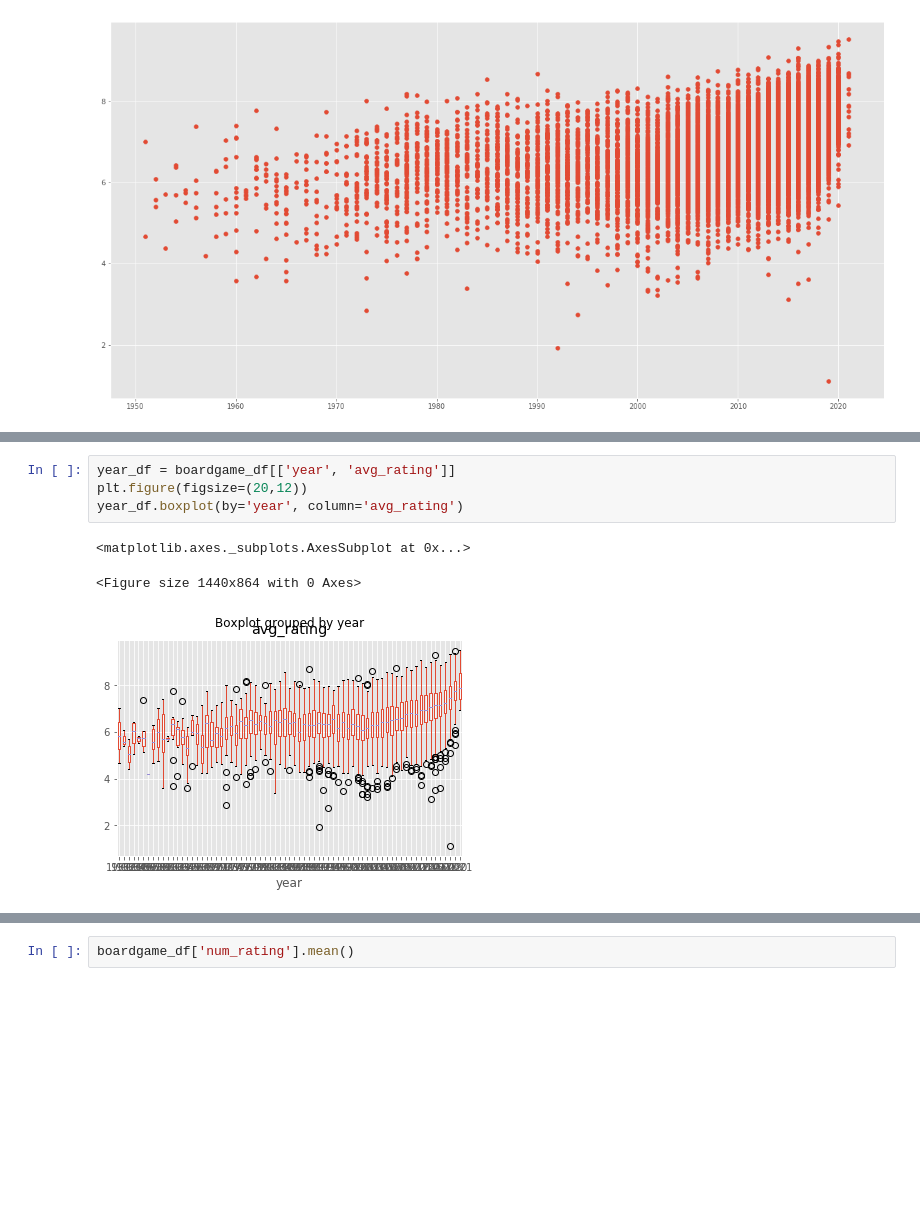
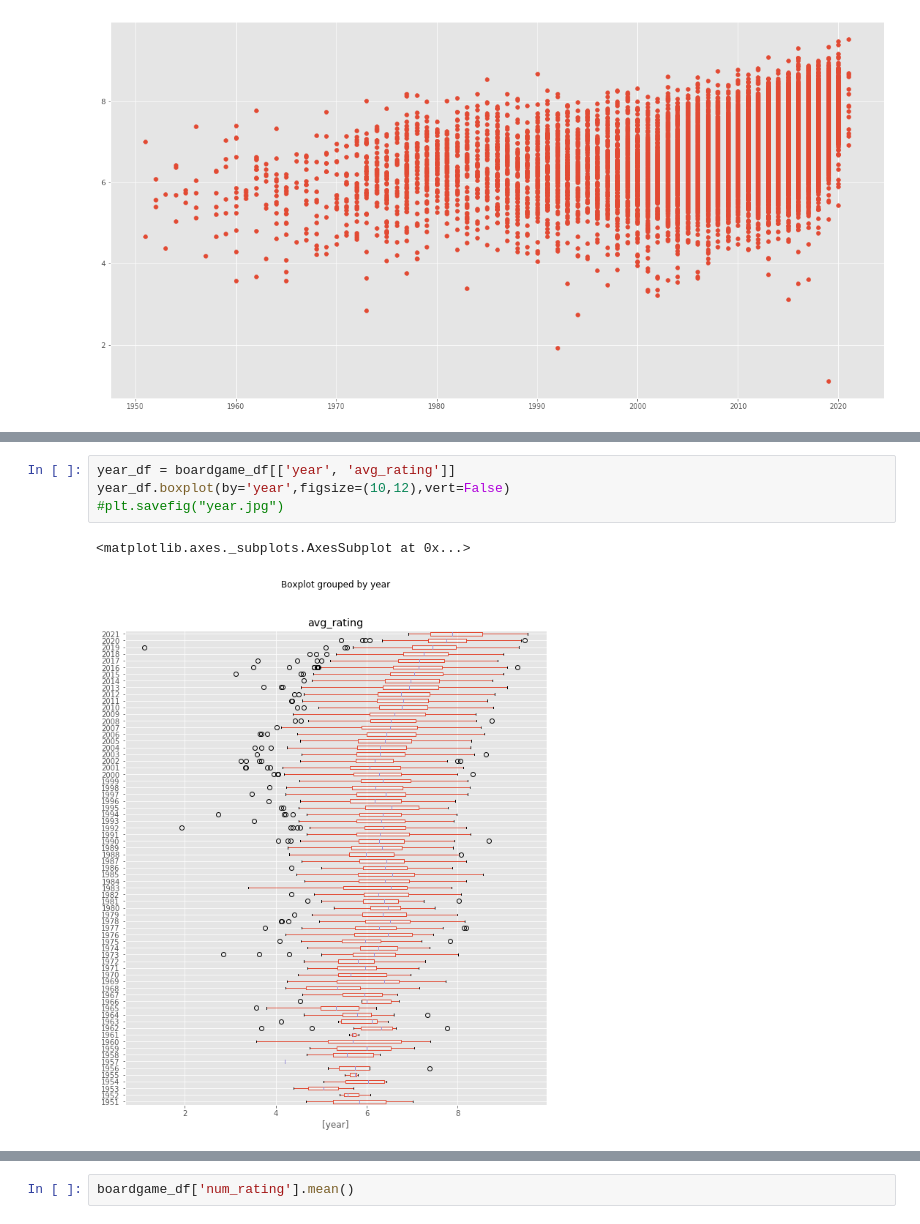
Before and after one commit to viviannc23/boardgame, a Jupyter notebook: boardgame_exploration.ipynb, the cells around one changed output, grey strips where cells are left out. Saved outputs shown, nothing was run; the diff lists cells and outputs as text; blank space fills up the shorter version.

```diff
--- a/boardgame_exploration.ipynb
+++ b/boardgame_exploration.ipynb
@@ -247,8 +206,7 @@ plt.scatter(boardgame_df['year'], boardgame_df['avg_rating'])
 # %%
 year_df = boardgame_df[['year', 'avg_rating']]
-plt.figure(figsize=(20,12))
-year_df.boxplot(by='year', column='avg_rating')
+year_df.boxplot(by='year',figsize=(10,12),vert=False)
+#plt.savefig("year.jpg")
 # %% [output]
 <matplotlib.axes._subplots.AxesSubplot at 0x...>
-<Figure size 1440x864 with 0 Axes>
-[figure, old version]
+[figure, new version]
```
Also changed, not shown: parts of 62 cells of this notebook, 4 other files.
